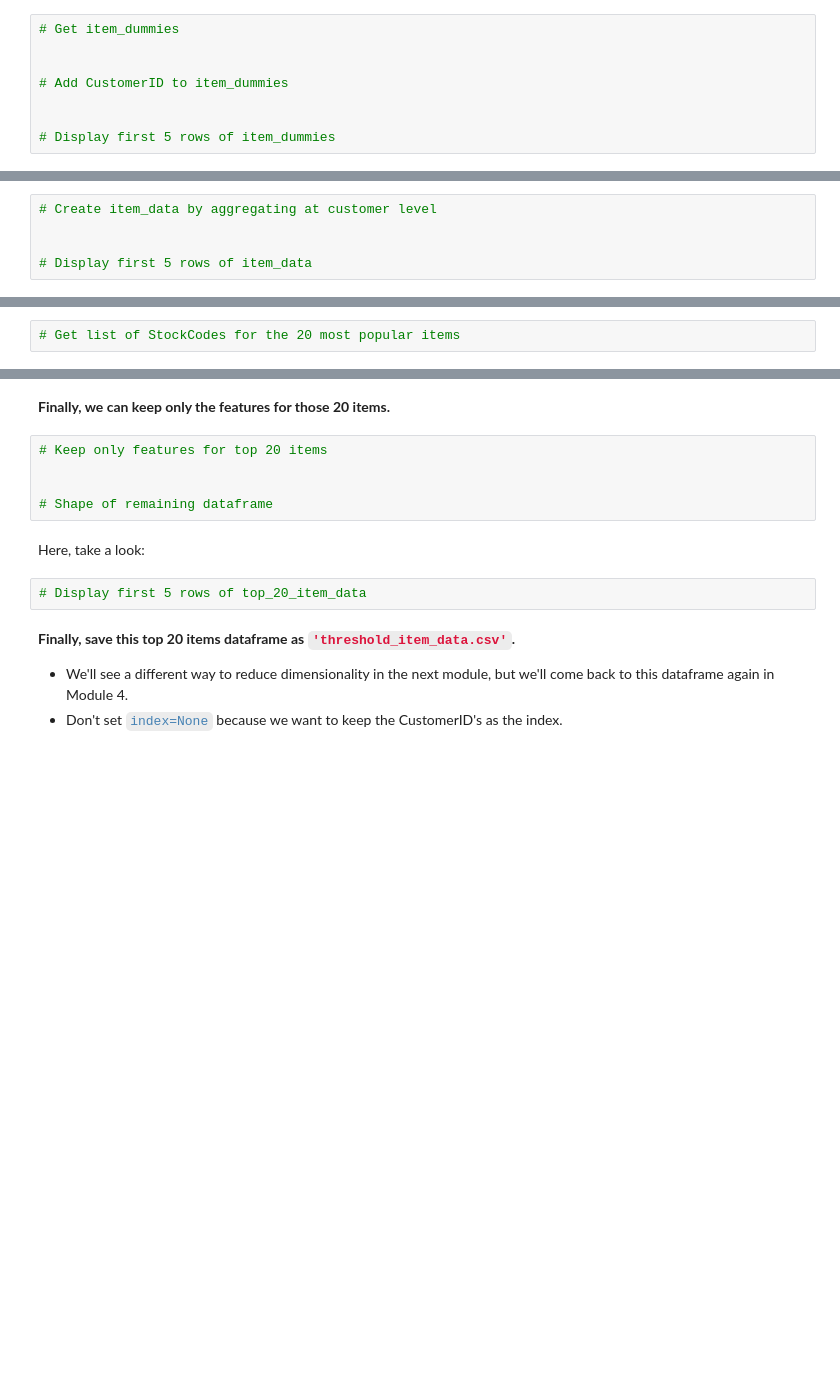
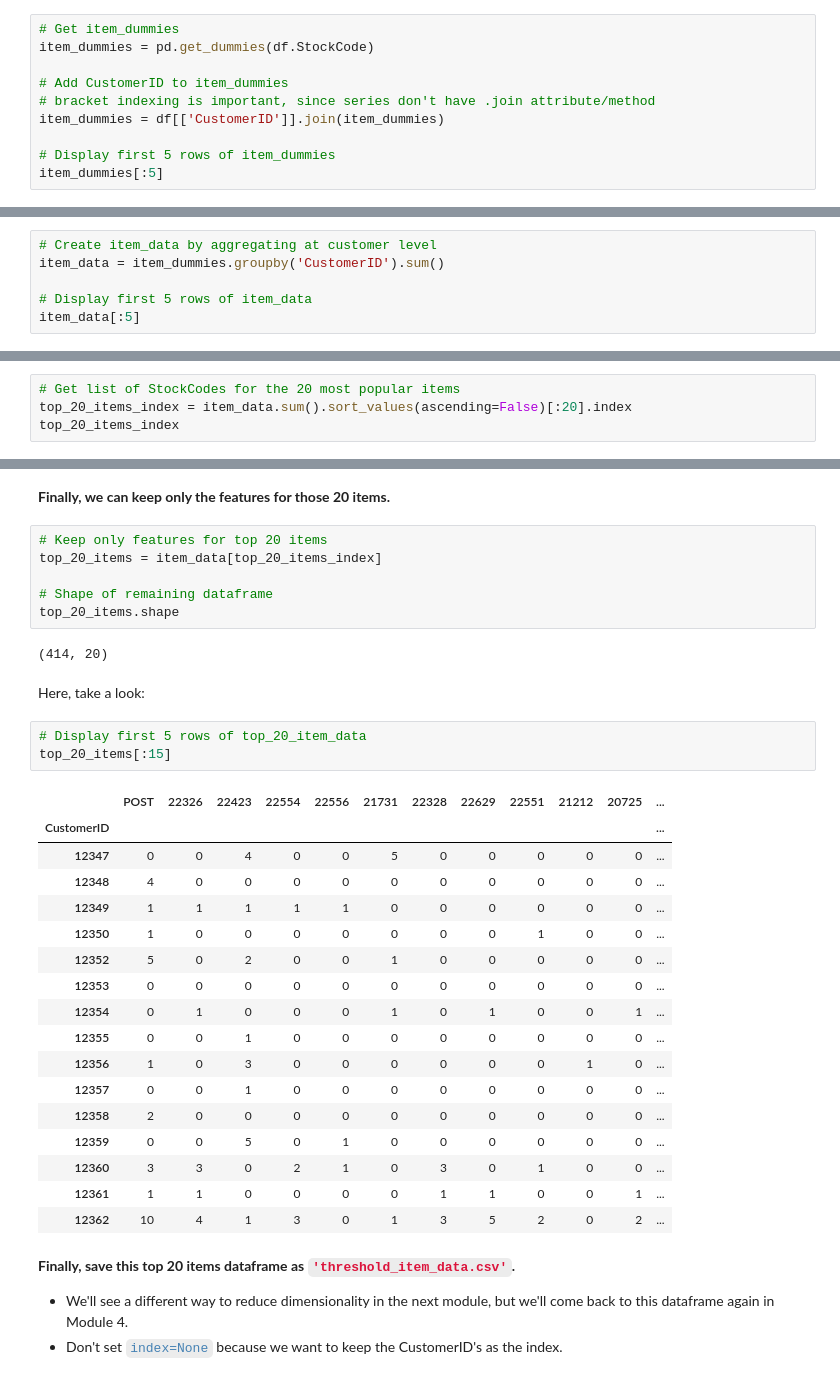
Before and after one commit to baskoroi/elite-ml, a Jupyter notebook: workbooks/project-4/Module 2 - Dimensionality Reduction.ipynb, the cells around one changed output, grey strips where cells are left out. Cells and saved outputs as stored; diff of their text form; blank space fills up the shorter version.

```diff
--- a/workbooks/project-4/Module 2 - Dimensionality Reduction.ipynb
+++ b/workbooks/project-4/Module 2 - Dimensionality Reduction.ipynb
@@ -133,9 +210,11 @@ Now, perhaps the alarms in your head have already started ringing!
 * Then, display the first 5 rows in this dataframe.
 # %%
 # Get item_dummies
-
+item_dummies = pd.get_dummies(df.StockCode)
 
 # Add CustomerID to item_dummies
-
+# bracket indexing is important, since series don't have .join attribute/method
+item_dummies = df[['CustomerID']].join(item_dummies)
 
 # Display first 5 rows of item_dummies
+item_dummies[:5]
@@ -146,6 +233,7 @@ Now, perhaps the alarms in your head have already started ringing!
 * Then, display the first 5 rows of the dataframe.
 # %%
 # Create item_data by aggregating at customer level
-
+item_data = item_dummies.groupby('CustomerID').sum()
 
 # Display first 5 rows of item_data
+item_data[:5]
@@ -181,3 +322,5 @@ One very **simple and straightforward way** to reduce the dimensionality of this
 **Next, if we take the <code style="color:steelblue">.index</code> of the above series, we can get just a list of the StockCodes for those 20 items.**
 # %%
 # Get list of StockCodes for the 20 most popular items
+top_20_items_index = item_data.sum().sort_values(ascending=False)[:20].index
+top_20_items_index
@@ -185,13 +333,35 @@ One very **simple and straightforward way** to reduce the dimensionality of this
 **Finally, we can keep only the features for those 20 items.**
 # %%
 # Keep only features for top 20 items
-
+top_20_items = item_data[top_20_items_index]
 
 # Shape of remaining dataframe
+top_20_items.shape
+# %% [output]
+(414, 20)
 # %% [markdown]
 Here, take a look:
 # %%
 # Display first 5 rows of top_20_item_data
+top_20_items[:15]
+# %% [output]
+|  | POST | 22326 | 22423 | 22554 | 22556 | 21731 | 22328 | 22629 | 22551 | 21212 | 20725 | ... |
+| CustomerID |  |  |  |  |  |  |  |  |  |  |  | ... |
+| 12347 | 0 | 0 | 4 | 0 | 0 | 5 | 0 | 0 | 0 | 0 | 0 | ... |
+| 12348 | 4 | 0 | 0 | 0 | 0 | 0 | 0 | 0 | 0 | 0 | 0 | ... |
+| 12349 | 1 | 1 | 1 | 1 | 1 | 0 | 0 | 0 | 0 | 0 | 0 | ... |
+| 12350 | 1 | 0 | 0 | 0 | 0 | 0 | 0 | 0 | 1 | 0 | 0 | ... |
+| 12352 | 5 | 0 | 2 | 0 | 0 | 1 | 0 | 0 | 0 | 0 | 0 | ... |
+| 12353 | 0 | 0 | 0 | 0 | 0 | 0 | 0 | 0 | 0 | 0 | 0 | ... |
+| 12354 | 0 | 1 | 0 | 0 | 0 | 1 | 0 | 1 | 0 | 0 | 1 | ... |
+| 12355 | 0 | 0 | 1 | 0 | 0 | 0 | 0 | 0 | 0 | 0 | 0 | ... |
+| 12356 | 1 | 0 | 3 | 0 | 0 | 0 | 0 | 0 | 0 | 1 | 0 | ... |
+| 12357 | 0 | 0 | 1 | 0 | 0 | 0 | 0 | 0 | 0 | 0 | 0 | ... |
+| 12358 | 2 | 0 | 0 | 0 | 0 | 0 | 0 | 0 | 0 | 0 | 0 | ... |
+| 12359 | 0 | 0 | 5 | 0 | 1 | 0 | 0 | 0 | 0 | 0 | 0 | ... |
+| 12360 | 3 | 3 | 0 | 2 | 1 | 0 | 3 | 0 | 1 | 0 | 0 | ... |
+| 12361 | 1 | 1 | 0 | 0 | 0 | 0 | 1 | 1 | 0 | 0 | 1 | ... |
+| 12362 | 10 | 4 | 1 | 3 | 0 | 1 | 3 | 5 | 2 | 0 | 2 | ... |
 # %% [markdown]
 **Finally, save this top 20 items dataframe as <code style="color:crimson">'threshold_item_data.csv'</code>.**
 * We'll see a different way to reduce dimensionality in the next module, but we'll come back to this dataframe again in Module 4.
```
Also changed, not shown: parts of 16 cells of this notebook, 2 other files.
